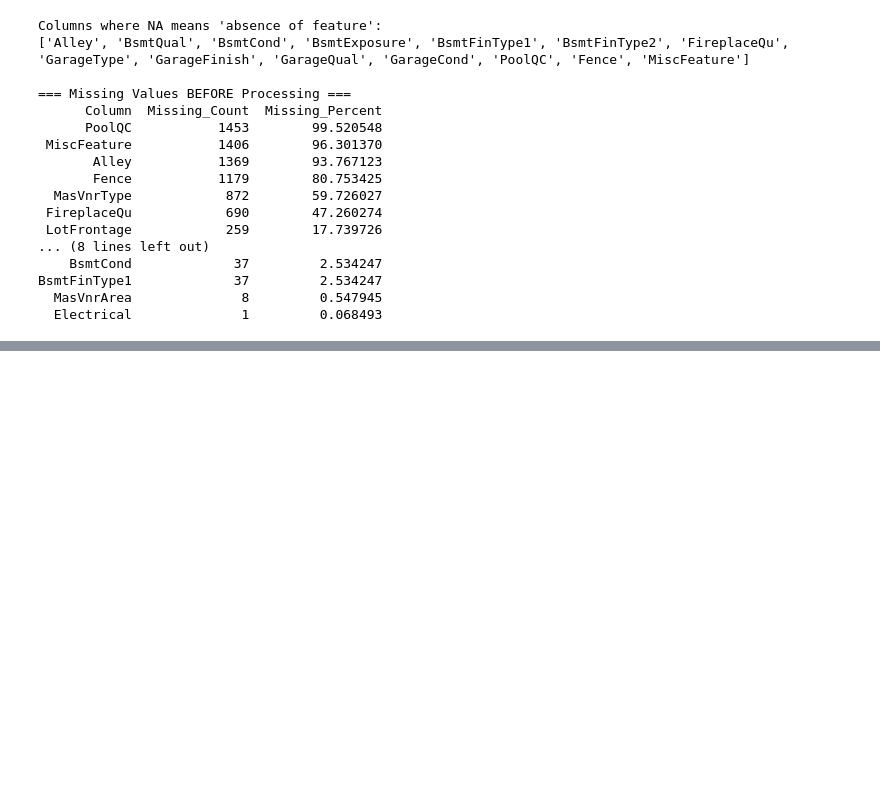
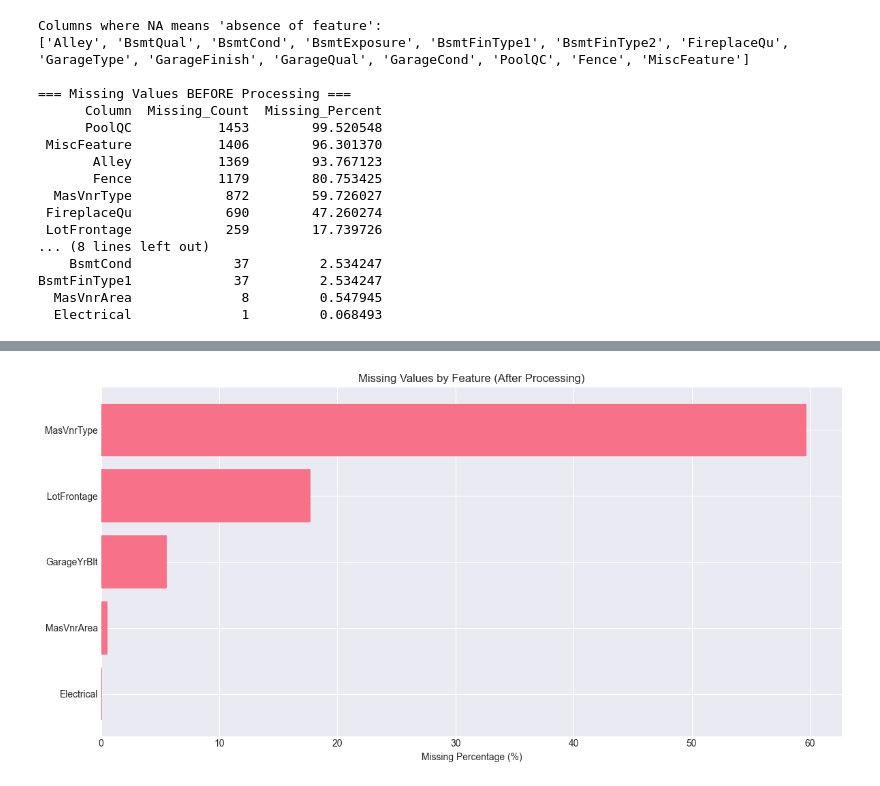
Before and after one commit to Blim3202/House-Prices-Kaggle, a Jupyter notebook: Notebooks/01_eda_analysis.ipynb, the cells around one changed output, grey strips where cells are left out. Saved outputs shown, nothing was run; the diff lists cells and outputs as text; code cells hidden in the pictures; blank space fills up the shorter version.

Commit message:
Update EDA ipynb, add report figures

```diff
--- a/Notebooks/01_eda_analysis.ipynb
+++ b/Notebooks/01_eda_analysis.ipynb
@@ -112,3 +112,12 @@ Columns where NA means 'absence of feature':
 BsmtFinType1             37         2.534247
   MasVnrArea              8         0.547945
   Electrical              1         0.068493
+# %%
+# Replace NA with 'None' for absence-indicating columns (This will be treated as their own category)
+df_train_clean = replace_na_with_none(df_train, absence_cols)
+df_test_clean = replace_na_with_none(df_test, absence_cols)
+# %%
+# Now check missing values again
+print("\n=== Missing Values AFTER Replacing NA with 'None' ===")
+missing_after = analyze_missing_values(df_train_clean)
+print(missing_after.to_string(index=False))
@@ -114,0 +132,12 @@ BsmtFinType1             37         2.534247
+# %%
+# Visualize missing value patterns
+plt.figure(figsize=(12, 6))
+missing_after_sorted = missing_after.sort_values('Missing_Percent', ascending=True)
+plt.barh(missing_after_sorted['Column'], missing_after_sorted['Missing_Percent'])
+plt.xlabel('Missing Percentage (%)')
+plt.title('Missing Values by Feature (After Processing)')
+plt.tight_layout()
+plt.savefig("../reports/missing_values.png", dpi=100, bbox_inches='tight')
+plt.show()
+# %% [output]
+[figure, added]
```
Also changed, not shown: parts of 15 cells of this notebook, 5 other files.
